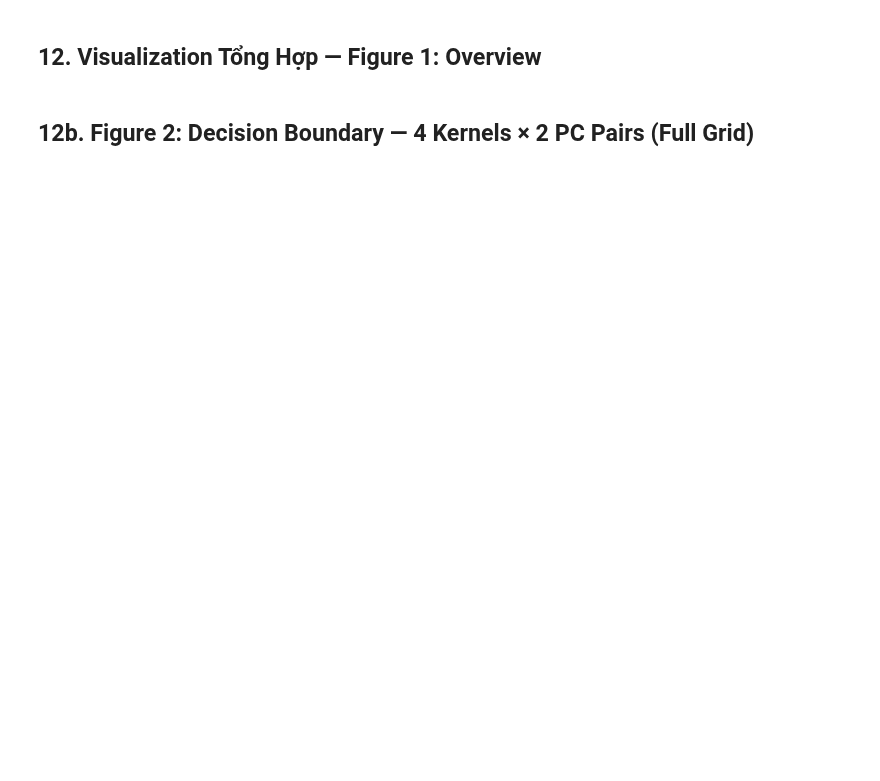
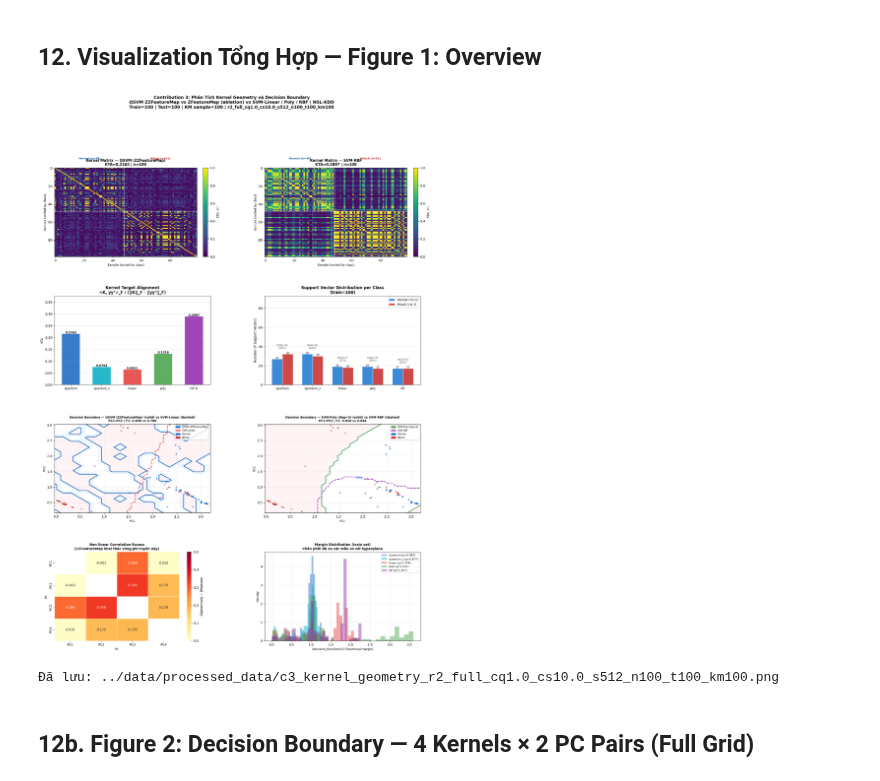
Before and after one commit to anhquan1111/QSVM_NSLKDD, a Jupyter notebook: src/c3_kernel_geometry_v3.ipynb, the cells around one changed output. Drawn from its saved outputs; the diff is of its cells as text; code cells hidden in the pictures; blank space fills up the shorter version.

```diff
--- a/src/c3_kernel_geometry_v3.ipynb
+++ b/src/c3_kernel_geometry_v3.ipynb
@@ -1458,35 +1531,43 @@ sns.heatmap(delta_corr, annot=True, fmt='.3f', cmap='YlOrRd',
             xticklabels=PC_LABELS, yticklabels=PC_LABELS,
             linewidths=0.5, mask=mask_diag, ax=ax_sp,
             cbar_kws={'label': '|Spearman| − |Pearson|'})
 ax_sp.set_title('Non-linear Correlation Excess\n'
                 '(ZZFeatureMap khai thác vùng phi tuyến này)',
                 fontweight='bold', fontsize=10)
 ax_sp.set_xlabel('PC', fontsize=9); ax_sp.set_ylabel('PC', fontsize=9)
 
 ax_mg = fig.add_subplot(gs[3, 1])
-mg_colors = {'quantum': '#1565C0', 'linear': '#E53935',
-              'poly': '#43A047', 'rbf': '#8E24AA'}
+mg_colors = {
+    'quantum'  : '#1565C0',
+    'quantum_z': '#00ACC1',
+    'linear'   : '#E53935',
+    'poly'     : '#43A047',
+    'rbf'      : '#8E24AA',
+}
 for lbl in ['quantum', 'quantum_z', 'linear', 'poly', 'rbf']:
     info = sv_analysis.get(lbl)
     if info is None or 'df_scores' not in info:
         continue
     scores = np.abs(info['df_scores'])
     ax_mg.hist(scores, bins=30, alpha=0.45, color=mg_colors[lbl],
                label=f'{lbl} (μ={info["margin_mean"]:.3f})',
                density=True, edgecolor='none')
 ax_mg.set_xlabel('|decision_function(x)| (functional margin)', fontsize=9)
 ax_mg.set_ylabel('Density', fontsize=9)
 ax_mg.set_title('Margin Distribution (train set)\n'
                 'Phân phối độ xa các mẫu so với hyperplane',
                 fontweight='bold', fontsize=10)
 ax_mg.legend(fontsize=8)
 ax_mg.grid(True, alpha=0.3)
 
 plt.tight_layout()
 fig1_path = f'{OUTPUT_DIR}/c3_kernel_geometry_{CONFIG_TAG}.png'
 plt.savefig(fig1_path, dpi=150, bbox_inches='tight')
 plt.show()
 print(f'Đã lưu: {fig1_path}')
+# %% [output]
+[figure, added]
+Đã lưu: ../data/processed_data/c3_kernel_geometry_r2_full_cq1.0_cs10.0_s512_n100_t100_km100.png
 # %% [markdown]
 ## 12b. Figure 2: Decision Boundary — 4 Kernels × 2 PC Pairs (Full Grid)
 # %%
```
Also changed, not shown: parts of 12 cells of this notebook, 14 other files.
